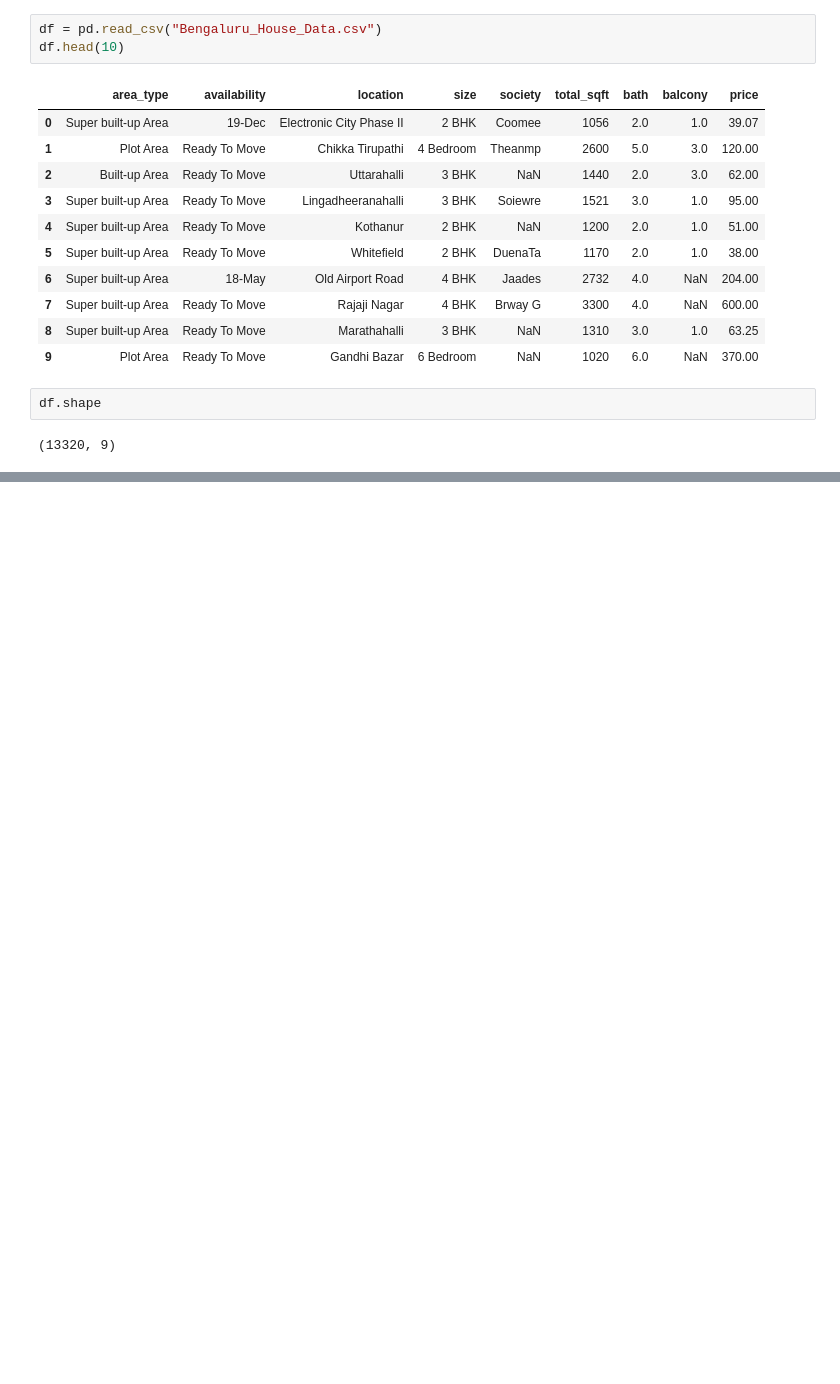
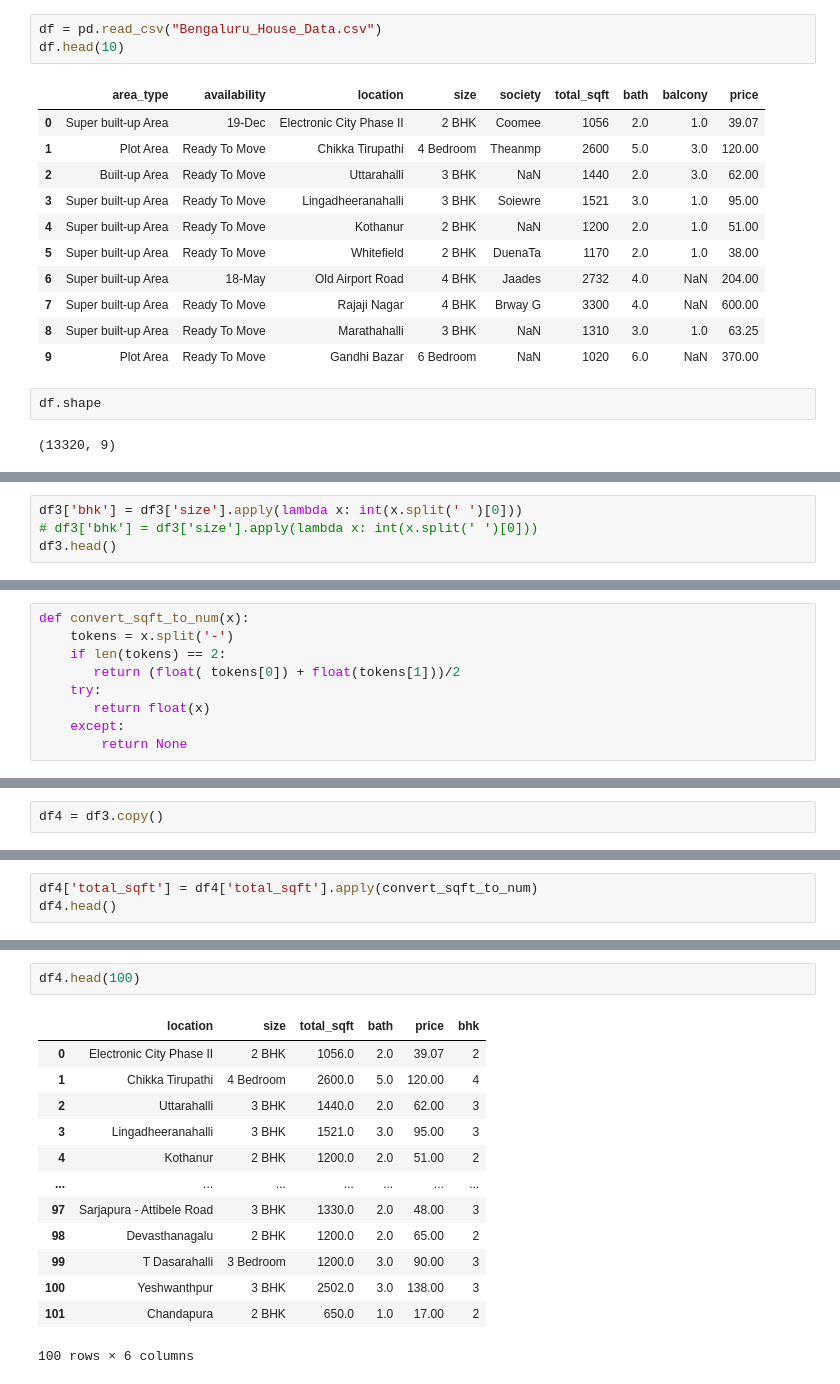
Before and after one commit to sriyanthas/RealStatePrice, a Jupyter notebook: Real State Price Prediction.ipynb, the cells around one changed output, grey strips where cells are left out. Saved outputs shown, nothing was run; the diff lists cells and outputs as text; blank space fills up the shorter version.

```diff
--- a/Real State Price Prediction.ipynb
+++ b/Real State Price Prediction.ipynb
@@ -29,0 +124,4 @@ df.shape
+# %%
+df3['bhk'] = df3['size'].apply(lambda x: int(x.split(' ')[0]))
+# df3['bhk'] = df3['size'].apply(lambda x: int(x.split(' ')[0]))
+df3.head()
@@ -29,0 +171,9 @@ df.shape
+# %%
+def convert_sqft_to_num(x):
+    tokens = x.split('-')
+    if len(tokens) == 2:
+       return (float( tokens[0]) + float(tokens[1]))/2
+    try:
+       return float(x)
+    except:
+        return None
@@ -29,0 +182,2 @@ df.shape
+# %%
+df4 = df3.copy()
@@ -29,0 +193,3 @@ df.shape
+# %%
+df4['total_sqft'] = df4['total_sqft'].apply(convert_sqft_to_num)
+df4.head()
@@ -29,0 +207,16 @@ df.shape
+# %%
+df4.head(100)
+# %% [output]
+|  | location | size | total_sqft | bath | price | bhk |
+| 0 | Electronic City Phase II | 2 BHK | 1056.0 | 2.0 | 39.07 | 2 |
+| 1 | Chikka Tirupathi | 4 Bedroom | 2600.0 | 5.0 | 120.00 | 4 |
+| 2 | Uttarahalli | 3 BHK | 1440.0 | 2.0 | 62.00 | 3 |
+| 3 | Lingadheeranahalli | 3 BHK | 1521.0 | 3.0 | 95.00 | 3 |
+| 4 | Kothanur | 2 BHK | 1200.0 | 2.0 | 51.00 | 2 |
+| ... | ... | ... | ... | ... | ... | ... |
+| 97 | Sarjapura - Attibele Road | 3 BHK | 1330.0 | 2.0 | 48.00 | 3 |
+| 98 | Devasthanagalu | 2 BHK | 1200.0 | 2.0 | 65.00 | 2 |
+| 99 | T Dasarahalli | 3 Bedroom | 1200.0 | 3.0 | 90.00 | 3 |
+| 100 | Yeshwanthpur | 3 BHK | 2502.0 | 3.0 | 138.00 | 3 |
+| 101 | Chandapura | 2 BHK | 650.0 | 1.0 | 17.00 | 2 |
+100 rows × 6 columns
```
Also changed, not shown: parts of 38 cells of this notebook.
